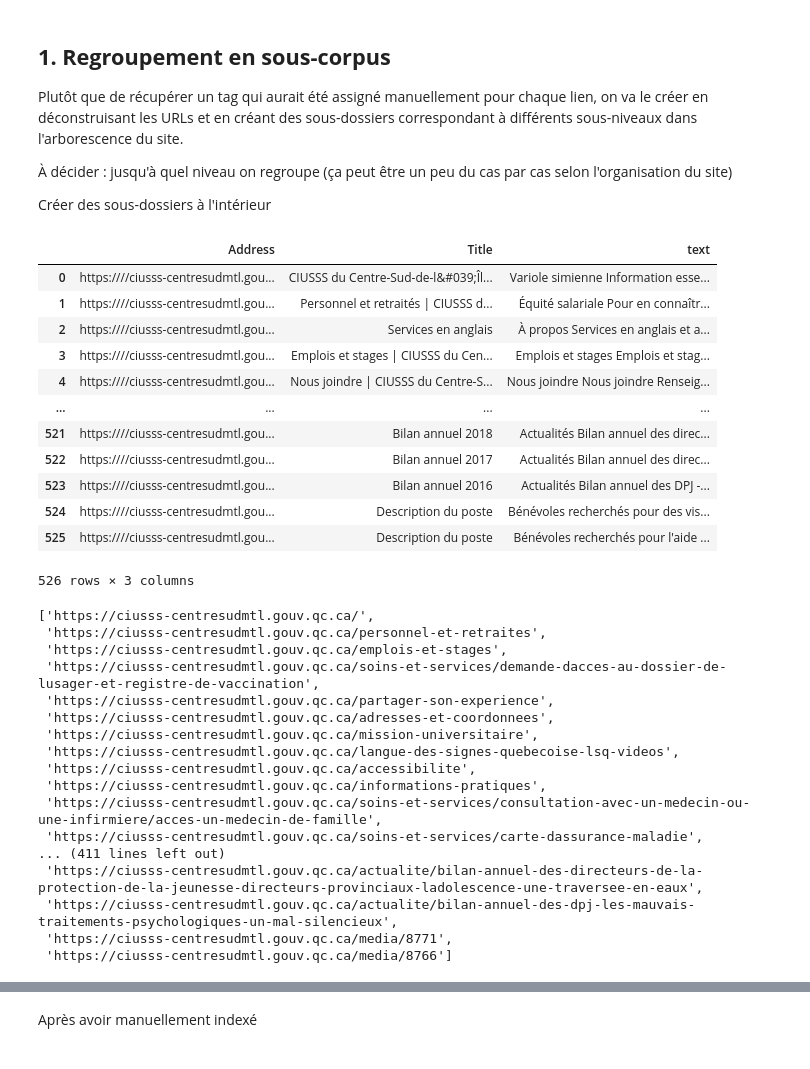
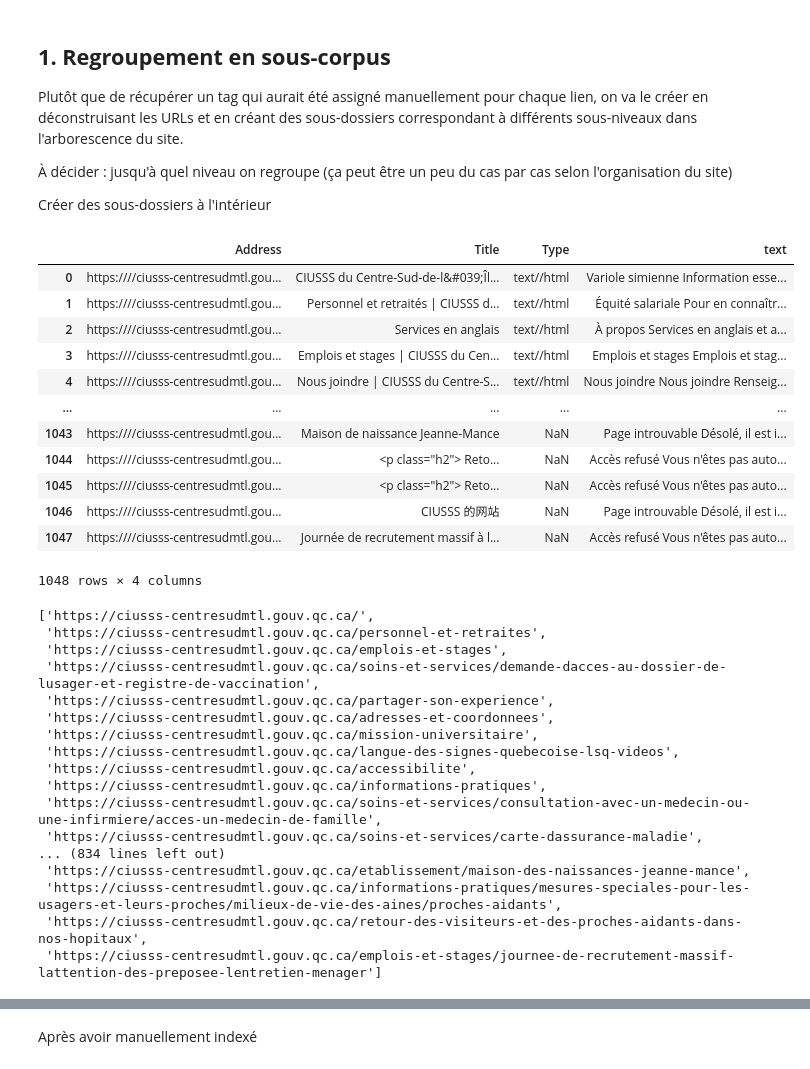
Before and after one commit to Camille-Demers/text-mining-project, a Jupyter notebook: 00-Jupyter-Notebooks/1-Sous_corpus.ipynb, the cells around one changed output, grey strips where cells are left out. Cells and saved outputs as stored; diff of their text form; code cells hidden in the pictures.

```diff
--- a/00-Jupyter-Notebooks/1-Sous_corpus.ipynb
+++ b/00-Jupyter-Notebooks/1-Sous_corpus.ipynb
@@ -8,28 +8,28 @@ Créer des sous-dossiers à l'intérieur
 # %%
 path = '../03-corpus/2-data/1-fr/'
 acteur = "ciusss_centresud"
 
 from pandas import *
 
 # encoding= 'ISO-8859-1' "utf-8"
 with open(path + acteur  + '.csv', encoding='utf-8') as f:
-    csv = read_csv(f, sep=',')[["Address", 'Title', "text"]]
+    csv = read_csv(f, sep=',')[["Address", 'Title', 'Type', "text"]]
 
 csv
 # %% [output]
-|  | Address | Title | text |
-| 0 | https:////ciusss-centresudmtl.gou... | CIUSSS du Centre-Sud-de-l&#039;Îl... | Variole simienne Information esse... |
-| 1 | https:////ciusss-centresudmtl.gou... | Personnel et retraités | CIUSSS d... | Équité salariale Pour en connaîtr... |
-| 2 | https:////ciusss-centresudmtl.gou... | Services en anglais | À propos Services en anglais et a... |
-| 3 | https:////ciusss-centresudmtl.gou... | Emplois et stages | CIUSSS du Cen... | Emplois et stages Emplois et stag... |
-| 4 | https:////ciusss-centresudmtl.gou... | Nous joindre | CIUSSS du Centre-S... | Nous joindre Nous joindre Renseig... |
-| ... | ... | ... | ... |
-| 521 | https:////ciusss-centresudmtl.gou... | Bilan annuel 2018 | Actualités Bilan annuel des direc... |
-| 522 | https:////ciusss-centresudmtl.gou... | Bilan annuel 2017 | Actualités Bilan annuel des direc... |
-| 523 | https:////ciusss-centresudmtl.gou... | Bilan annuel 2016 | Actualités Bilan annuel des DPJ -... |
-| 524 | https:////ciusss-centresudmtl.gou... | Description du poste | Bénévoles recherchés pour des vis... |
-| 525 | https:////ciusss-centresudmtl.gou... | Description du poste | Bénévoles recherchés pour l'aide ... |
+|  | Address | Title | Type | text |
+| 0 | https:////ciusss-centresudmtl.gou... | CIUSSS du Centre-Sud-de-l&#039;Îl... | text//html | Variole simienne Information esse... |
+| 1 | https:////ciusss-centresudmtl.gou... | Personnel et retraités | CIUSSS d... | text//html | Équité salariale Pour en connaîtr... |
+| 2 | https:////ciusss-centresudmtl.gou... | Services en anglais | text//html | À propos Services en anglais et a... |
+| 3 | https:////ciusss-centresudmtl.gou... | Emplois et stages | CIUSSS du Cen... | text//html | Emplois et stages Emplois et stag... |
+| 4 | https:////ciusss-centresudmtl.gou... | Nous joindre | CIUSSS du Centre-S... | text//html | Nous joindre Nous joindre Renseig... |
+| ... | ... | ... | ... | ... |
+| 1043 | https:////ciusss-centresudmtl.gou... | Maison de naissance Jeanne-Mance | NaN | Page introuvable Désolé, il est i... |
+| 1044 | https:////ciusss-centresudmtl.gou... | <p class="h2"> Reto... | NaN | Accès refusé Vous n'êtes pas auto... |
+| 1045 | https:////ciusss-centresudmtl.gou... | <p class="h2"> Reto... | NaN | Accès refusé Vous n'êtes pas auto... |
+| 1046 | https:////ciusss-centresudmtl.gou... | CIUSSS 的网站 | NaN | Page introuvable Désolé, il est i... |
+| 1047 | https:////ciusss-centresudmtl.gou... | Journée de recrutement massif à l... | NaN | Accès refusé Vous n'êtes pas auto... |
-526 rows × 3 columns
+1048 rows × 4 columns
 # %%
 liste = [lien.replace('//', "/") for lien in csv['Address'].tolist() if not 'actualites' in lien and not 'propos' in lien and not 'joindre' in lien and not 'communiques' in lien and not 'about' in lien and not 'nouvelles' in lien and not 'pdf' in lien and not 'gaspesie' in lien]
 liste
@@ -46,11 +46,11 @@ liste
  'https://ciusss-centresudmtl.gouv.qc.ca/informations-pratiques',
  'https://ciusss-centresudmtl.gouv.qc.ca/soins-et-services/consultation-avec-un-medecin-ou-une-infirmiere/acces-un-medecin-de-famille',
  'https://ciusss-centresudmtl.gouv.qc.ca/soins-et-services/carte-dassurance-maladie',
-... (411 lines left out)
- 'https://ciusss-centresudmtl.gouv.qc.ca/actualite/bilan-annuel-des-directeurs-de-la-protection-de-la-jeunesse-directeurs-provinciaux-ladolescence-une-traversee-en-eaux',
- 'https://ciusss-centresudmtl.gouv.qc.ca/actualite/bilan-annuel-des-dpj-les-mauvais-traitements-psychologiques-un-mal-silencieux',
- 'https://ciusss-centresudmtl.gouv.qc.ca/media/8771',
- 'https://ciusss-centresudmtl.gouv.qc.ca/media/8766']
+... (834 lines left out)
+ 'https://ciusss-centresudmtl.gouv.qc.ca/etablissement/maison-des-naissances-jeanne-mance',
+ 'https://ciusss-centresudmtl.gouv.qc.ca/informations-pratiques/mesures-speciales-pour-les-usagers-et-leurs-proches/milieux-de-vie-des-aines/proches-aidants',
+ 'https://ciusss-centresudmtl.gouv.qc.ca/retour-des-visiteurs-et-des-proches-aidants-dans-nos-hopitaux',
+ 'https://ciusss-centresudmtl.gouv.qc.ca/emplois-et-stages/journee-de-recrutement-massif-lattention-des-preposee-lentretien-menager']
 # %%
 """
 0 = http/s
```
Also changed, not shown: parts of 7 cells of this notebook, 5 other files.
